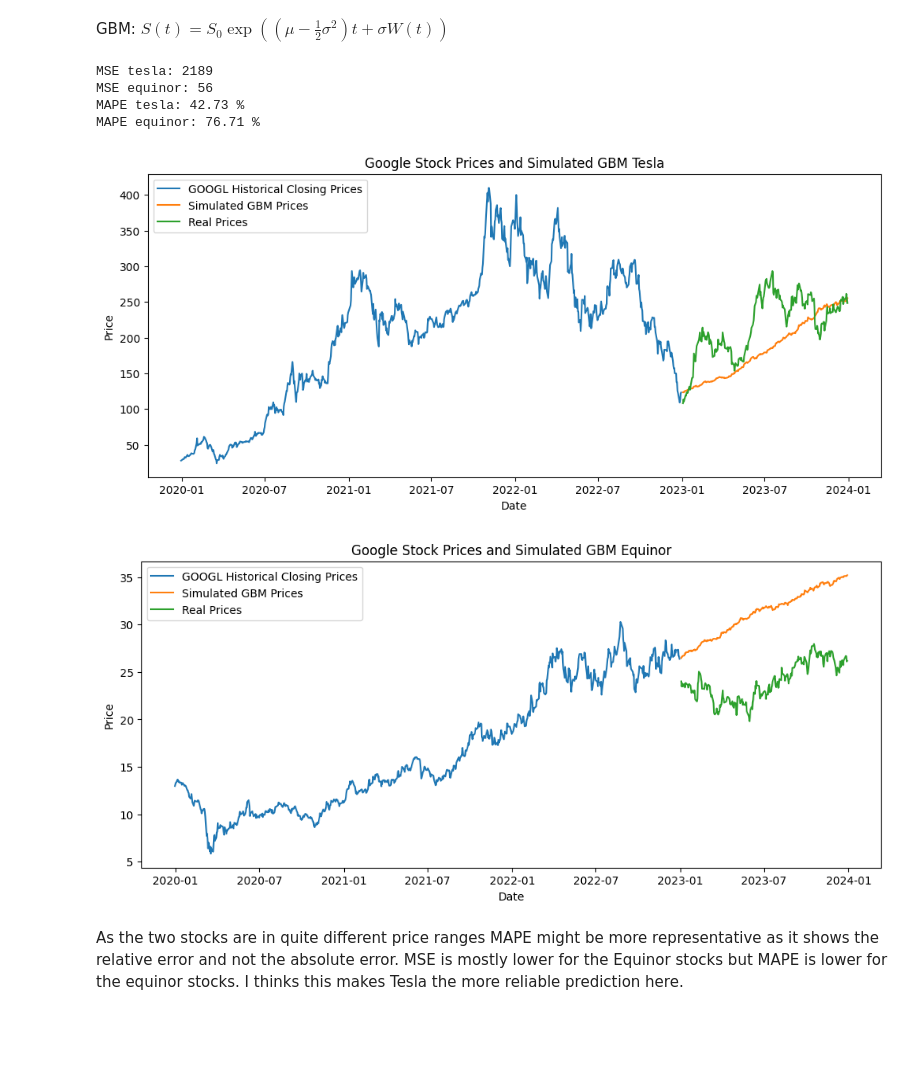
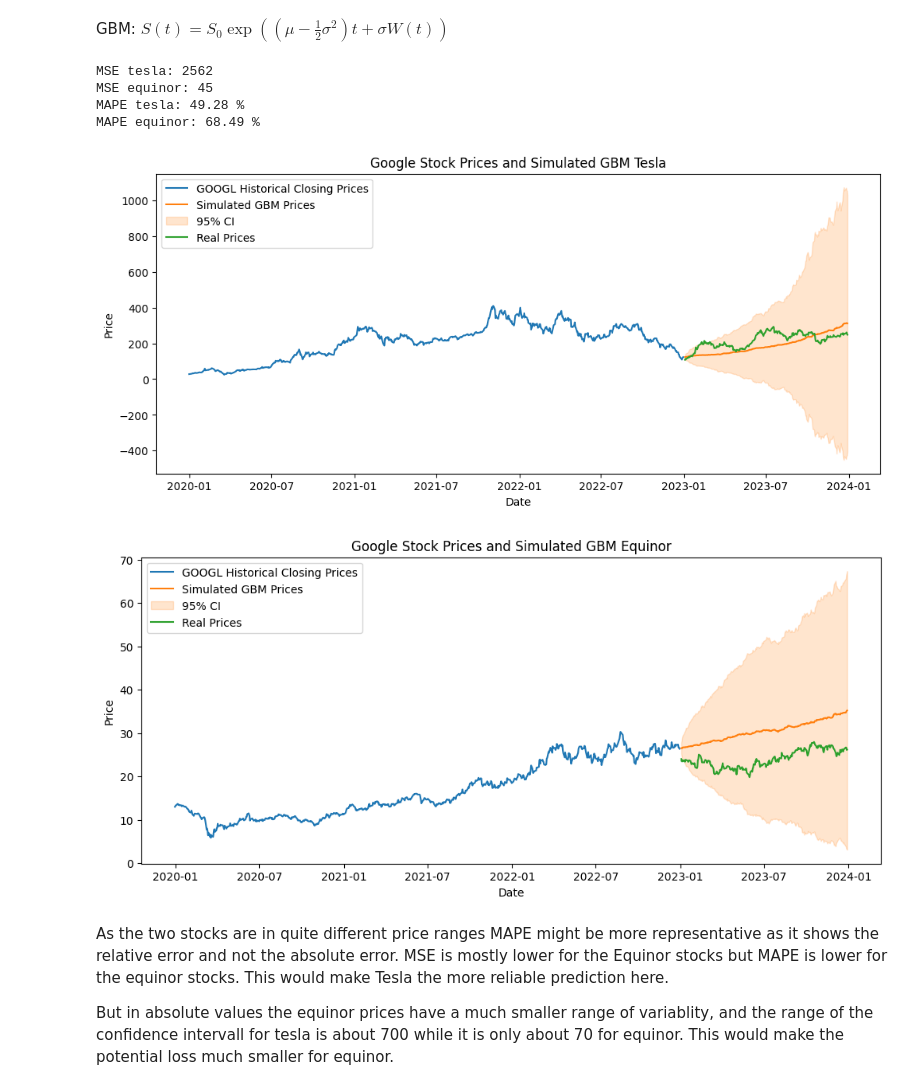
Before and after one commit to Selkief/python-time-series-handbook, a Jupyter notebook: exercises5-8.ipynb, the cells around one changed output. Cells and saved outputs as stored; diff of their text form; code cells hidden in the pictures; blank space fills up the shorter version.

```diff
--- a/exercises5-8.ipynb
+++ b/exercises5-8.ipynb
@@ -580,42 +588,44 @@ equinor_compare = get_data('EQNR', start='2022-12-31', end='2023-12-31')
 plt.figure(figsize=(12, 5))
 plt.plot(data_t["Close"].index, tesla, label='GOOGL Historical Closing Prices')
 plt.plot(tesla_compare["Close"].index, GBM_tesla_m, label='Simulated GBM Prices')
-#plt.fill_between(tesla_compare["Close"].index, GBM_tesla_m-0.05*GBM_tesla_std, GBM_tesla_m+0.05*GBM_tesla_std, color='tab:orange', alpha=0.2, label='95% CI')
+plt.fill_between(tesla_compare["Close"].index, GBM_tesla_m-1.96*GBM_tesla_std, GBM_tesla_m+1.96*GBM_tesla_std, color='tab:orange', alpha=0.2, label='95% CI')
 plt.plot(tesla_compare['Close'], label='Real Prices')
 plt.legend(loc='upper left')
 plt.title('Google Stock Prices and Simulated GBM Tesla')
 plt.xlabel('Date')
 plt.ylabel('Price')
 
 plt.figure(figsize=(12, 5))
 plt.plot(data_e["Close"].index, equinor, label='GOOGL Historical Closing Prices')
 plt.plot(equinor_compare["Close"].index, GBM_equinor_m, label='Simulated GBM Prices')
-#plt.fill_between(tesla_compare["Close"].index, GBM_tesla_m-0.05*GBM_tesla_std, GBM_tesla_m+0.05*GBM_tesla_std, color='tab:orange', alpha=0.2, label='95% CI')
+plt.fill_between(tesla_compare["Close"].index, GBM_equinor_m-1.96*GBM_equinor_std, GBM_equinor_m+1.96*GBM_equinor_std, color='tab:orange', alpha=0.2, label='95% CI')
 plt.plot(equinor_compare['Close'], label='Real Prices')
 plt.legend(loc='upper left')
 plt.title('Google Stock Prices and Simulated GBM Equinor')
 plt.xlabel('Date')
 plt.ylabel('Price')
 
 #calculate MSE between predicted and real
 tesla_mse = mse(GBM_tesla_m, tesla_compare["Close"], axis=0)
 equinor_mse = mse(GBM_equinor_m, equinor_compare["Close"], axis=0)
 
 print(f"MSE tesla: {tesla_mse:.0f}")
 print(f"MSE equinor: {equinor_mse:.0f}")
 
 #calculate expected MAPE for both stocks
 tesla_mape = np.sum( (np.abs((tesla_compare["Close"] - GBM_tesla_m)/tesla_compare["Close"])) ).mean()
 equinor_mape = np.sum( (np.abs((equinor_compare["Close"] - GBM_equinor_m)/equinor_compare["Close"])) ).mean()
 
 print(f"MAPE tesla: {tesla_mape:.2f} %")
 print(f"MAPE equinor: {equinor_mape:.2f} %")
 # %% [output]
-MSE tesla: 2189
-MSE equinor: 56
-MAPE tesla: 42.73 %
-MAPE equinor: 76.71 %
+MSE tesla: 2562
+MSE equinor: 45
+MAPE tesla: 49.28 %
+MAPE equinor: 68.49 %
-[figure, old version]
+[figure, new version]
-[figure, old version]
+[figure, new version]
 # %% [markdown]
-As the two stocks are in quite different price ranges MAPE might be more representative as it shows the relative error and not the absolute error. MSE is mostly lower for the Equinor stocks but MAPE is lower for the equinor stocks. I thinks this makes Tesla the more reliable prediction here.
+As the two stocks are in quite different price ranges MAPE might be more representative as it shows the relative error and not the absolute error. MSE is mostly lower for the Equinor stocks but MAPE is lower for the equinor stocks. This would make Tesla the more reliable prediction here.
+
+But in absolute values the equinor prices have a much smaller range of variablity, and the range of the confidence intervall for tesla is about 700 while it is only about 70 for equinor. This would make the potential loss much smaller for equinor.
```
Also changed, not shown: parts of 62 cells of this notebook, 3 other files.
